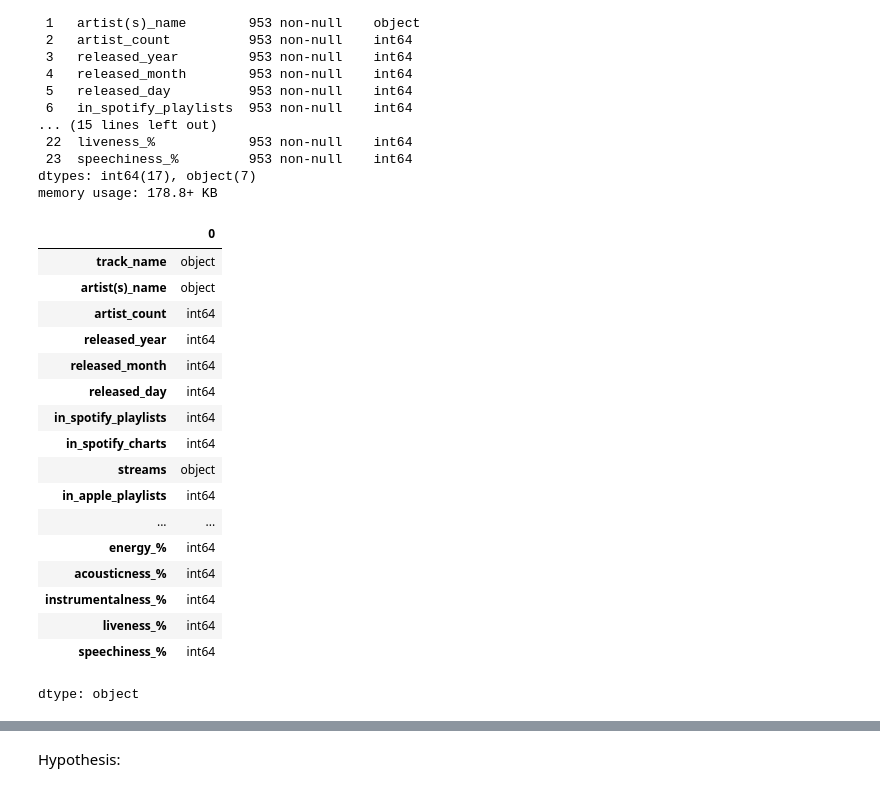
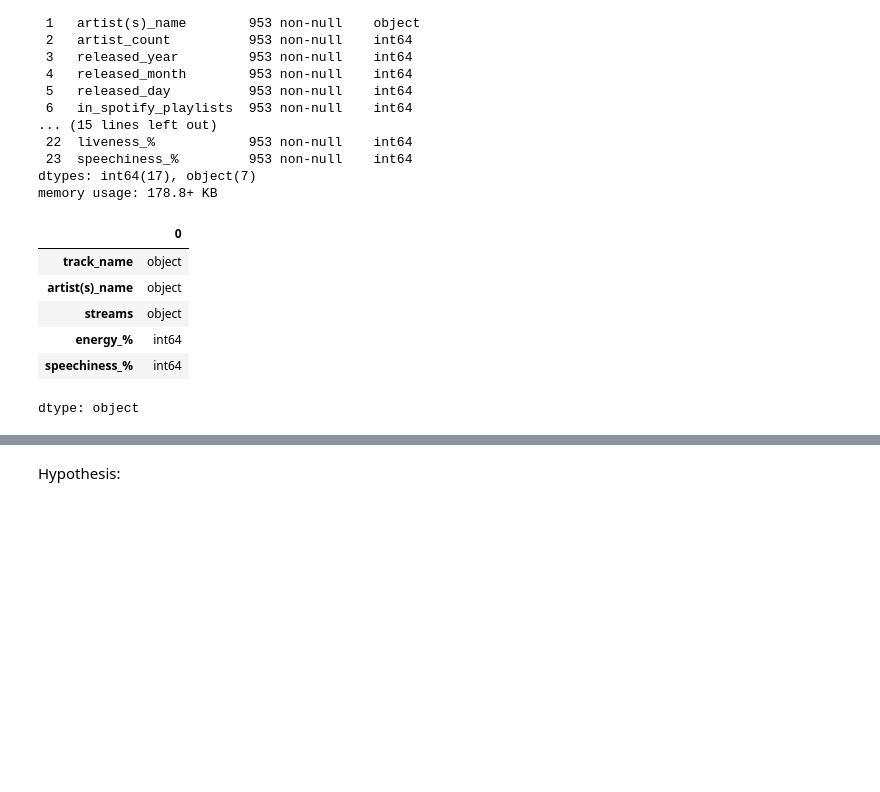
Before and after one commit to Mmargallo/DSHSRP, a Jupyter notebook: Spotify.ipynb, the cells around one changed output, grey strips where cells are left out. Cells and saved outputs as stored; diff of their text form; code cells hidden in the pictures; blank space fills up the shorter version.

```diff
--- a/Spotify.ipynb
+++ b/Spotify.ipynb
@@ -43,24 +43,18 @@ Data columns (total 24 columns):
  23  speechiness_%         953 non-null    int64
 dtypes: int64(17), object(7)
 memory usage: 178.8+ KB
+# %%
+df.drop(columns=['key', 'in_shazam_charts', 'in_deezer_charts', 'in_deezer_playlists', 'bpm', 'mode', 'danceability_%', 'artist_count', 'released_year', 'released_month', 'released_day', 'in_spotify_playlists', 'in_spotify_charts', 'in_apple_playlists', 'in_apple_charts', 'valence_%', 'acousticness_%', 'instrumentalness_%', 'liveness_%'])
+spotify_df = df.drop(columns=['key', 'in_shazam_charts', 'in_deezer_charts', 'in_deezer_playlists', 'bpm', 'mode', 'danceability_%', 'artist_count', 'released_year', 'released_month', 'released_day', 'in_spotify_playlists', 'in_spotify_charts', 'in_apple_playlists', 'in_apple_charts', 'valence_%', 'acousticness_%', 'instrumentalness_%', 'liveness_%'])
+# %%
+spotify_df = spotify_df.drop(574, errors='ignore')
 # %%
-df.dtypes
+spotify_df.dtypes
 # %% [output]
 |  | 0 |
 | track_name | object |
 | artist(s)_name | object |
-| artist_count | int64 |
-| released_year | int64 |
-| released_month | int64 |
-| released_day | int64 |
-| in_spotify_playlists | int64 |
-| in_spotify_charts | int64 |
 | streams | object |
-| in_apple_playlists | int64 |
-| ... | ... |
 | energy_% | int64 |
-| acousticness_% | int64 |
-| instrumentalness_% | int64 |
-| liveness_% | int64 |
 | speechiness_% | int64 |
 dtype: object
```
Also changed, not shown: parts of 17 cells of this notebook.
